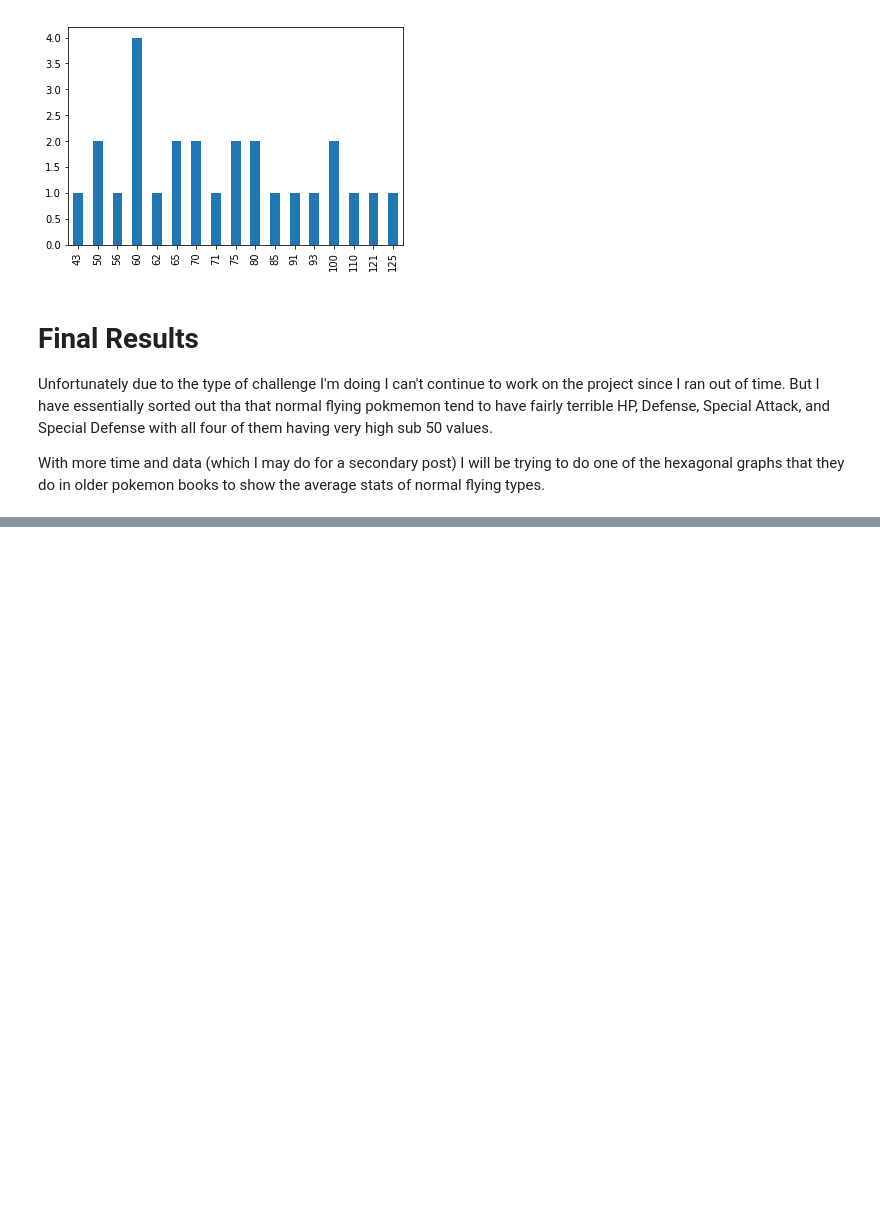
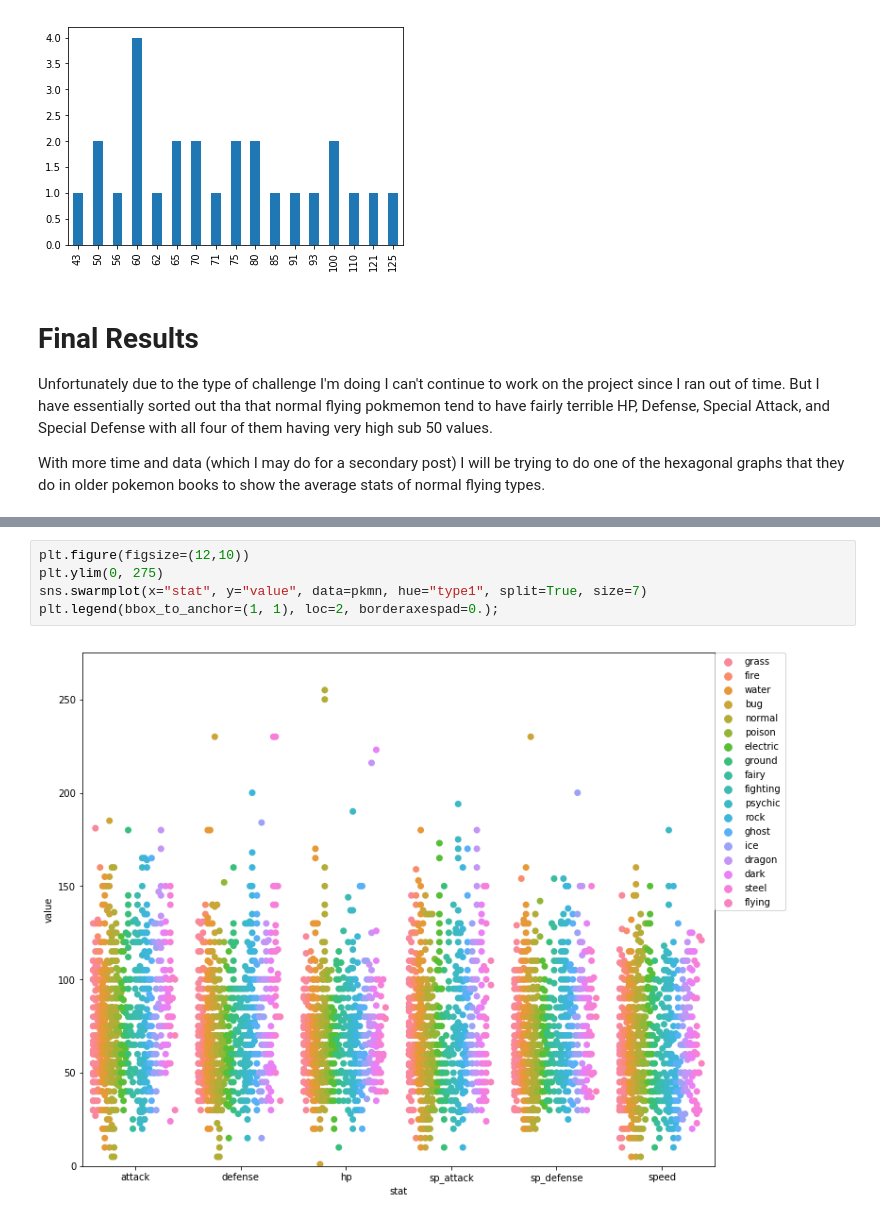
Before and after one commit to Jihaiku/Pokemon-Data-Analysis, a Jupyter notebook: Pokemon Data Analysis.ipynb, the cells around one changed output, grey strips where cells are left out. Saved outputs shown, nothing was run; the diff lists cells and outputs as text; blank space fills up the shorter version.

```diff
--- a/Pokemon Data Analysis.ipynb
+++ b/Pokemon Data Analysis.ipynb
@@ -366,0 +418,7 @@ With more time and data (which I may do for a secondary post) I will be trying t
+# %%
+plt.figure(figsize=(12,10))
+plt.ylim(0, 275)
+sns.swarmplot(x="stat", y="value", data=pkmn, hue="type1", split=True, size=7)
+plt.legend(bbox_to_anchor=(1, 1), loc=2, borderaxespad=0.);
+# %% [output]
+[figure, added]
```
Also changed, not shown: parts of 16 cells of this notebook, 2 other files.
